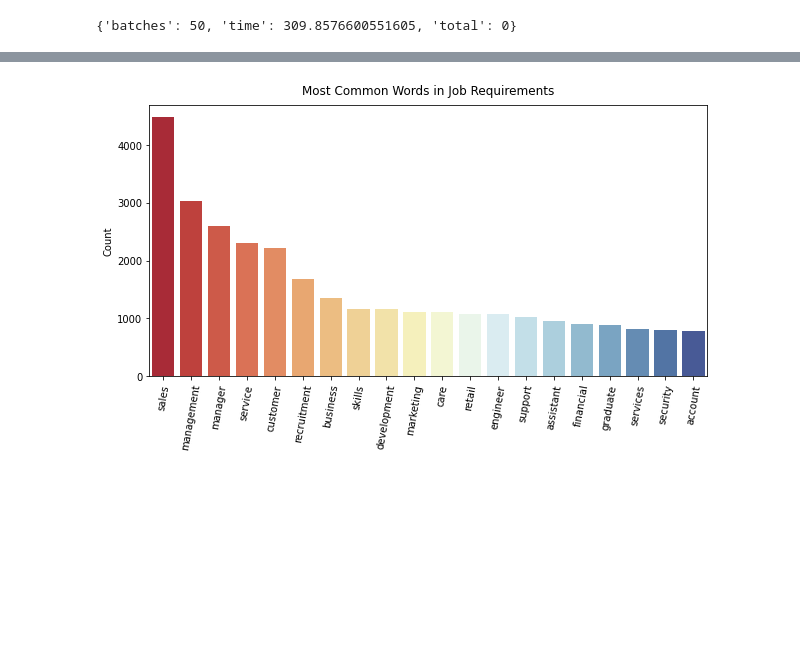
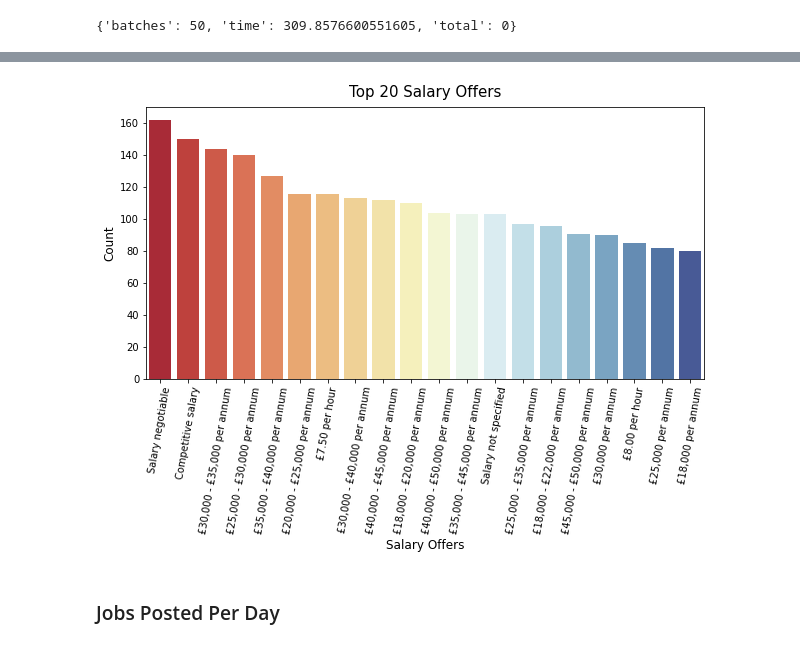
Before and after one commit to EduHdzVillasana/Technical-Test-Torre, a Jupyter notebook: Notebook.ipynb, the cells around one changed output, grey strips where cells are left out. Cells and saved outputs as stored; diff of their text form; code cells hidden in the pictures; blank space fills up the shorter version.

```diff
--- a/Notebook.ipynb
+++ b/Notebook.ipynb
@@ -653,0 +778,8 @@ y = np.array(most_common_20[:,1], dtype=int)
+# %%
+query_string = '''
+MATCH (t:Title)
+RETURN t.title, SIZE(()-[:NAMED_TITLE]->(t)) AS inDegree
+ORDER BY inDegree DESC LIMIT 20
+'''
+top_titles_df = pd.DataFrame([dict(_) for _ in conn.query(query_string)])
+top_titles_df.head(20)
@@ -663,0 +818,8 @@ ax.tick_params(axis='x', rotation=80)
+# %%
+query_string = '''
+MATCH (s:Salary)
+RETURN s.salary, SIZE(()-[:OFFER_SALARY]->(s)) AS inDegree
+ORDER BY inDegree DESC LIMIT 20
+'''
+top_salaries_df = pd.DataFrame([dict(_) for _ in conn.query(query_string)])
+top_salaries_df.head(20)
@@ -664,13 +844,14 @@ ax.tick_params(axis='x', rotation=80)
 # %%
-freq_dist = nltk.FreqDist(all_words_except_stop_words)
-most_common_20 = np.array(list(map(lambda x: list(x), freq_dist.most_common(21))))
-y = np.array(most_common_20[1:,1], dtype=int)
+# Top 20 salaries barplot
 fig = plt.figure(figsize=(10,5  ))
 ax = fig.add_subplot()
 
-sns.barplot(most_common_20[1:, 0], y, ax=ax, palette='RdYlBu');
-ax.set_title('Most Common Words in Job Requirements', pad=10)
-ax.set_ylabel('Count')
+sns.barplot(x = top_salaries_df["s.salary"], y = top_titles_df["inDegree"], ax=ax, palette='RdYlBu');
+ax.set_title("Top 20 Salary Offers", pad=10, size = 15)
+ax.set_ylabel("Count", size = 12)
+ax.set_xlabel("Salary Offers", size = 12)
 ax.tick_params(axis='x', rotation=80)
 # %% [output]
-[figure, old version]
+[figure, new version]
+# %% [markdown]
+### Jobs Posted Per Day
```
Also changed, not shown: parts of 38 cells of this notebook.
